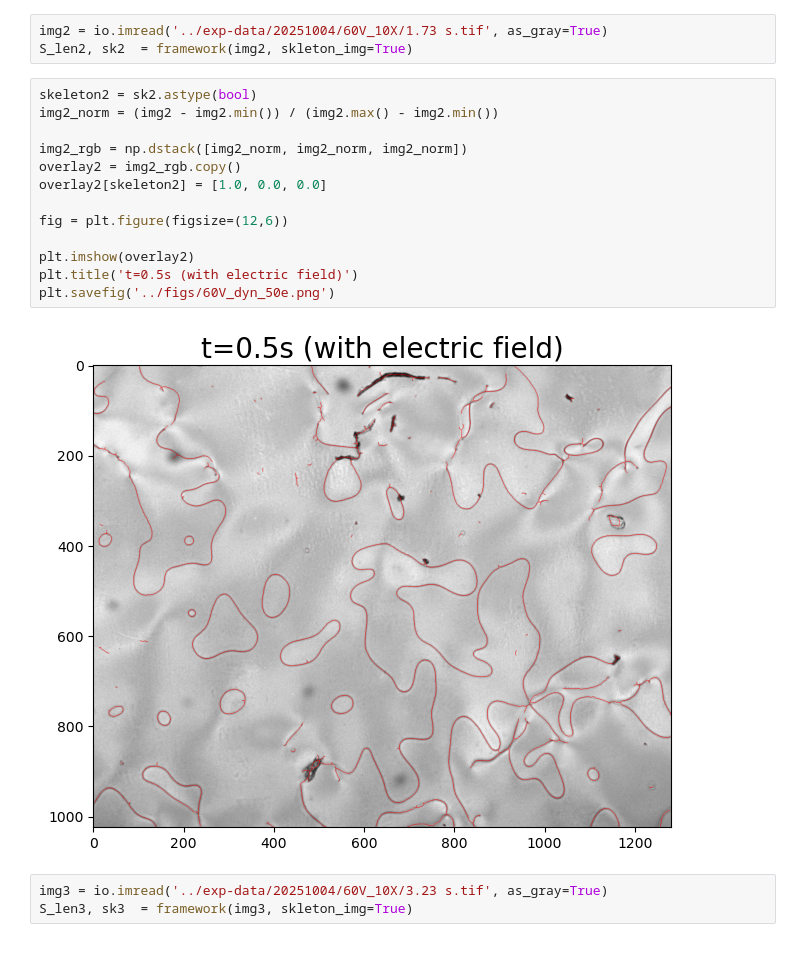
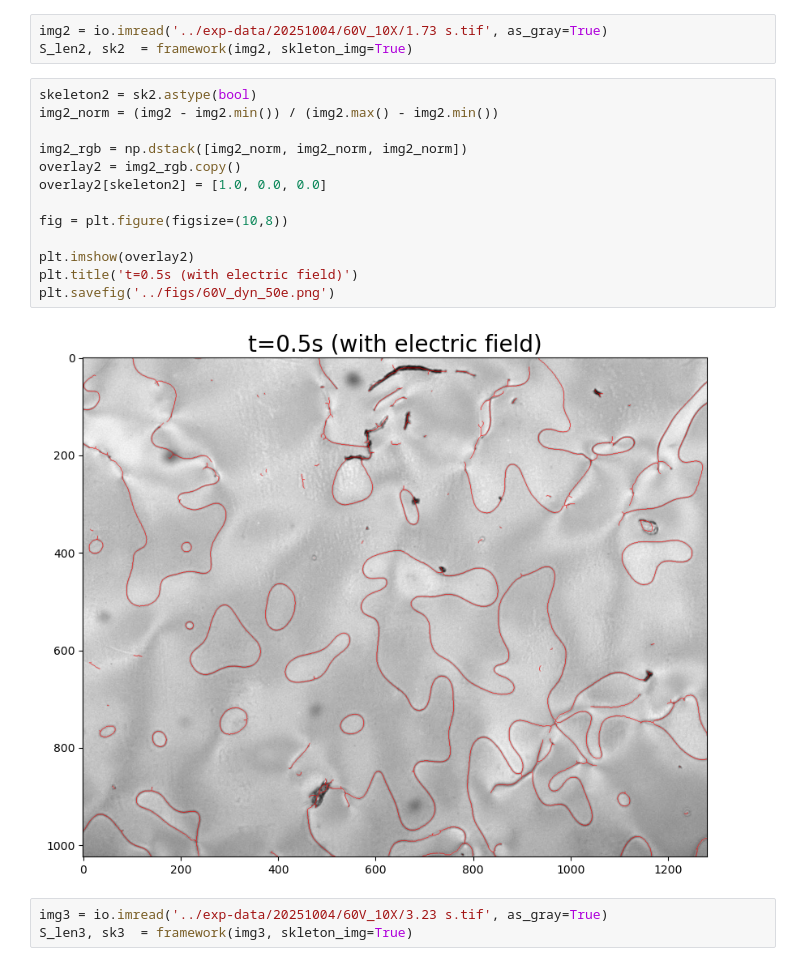
Before and after one commit to mandal-anik10/SLP-CosmoWithLCs, a Jupyter notebook: notebooks/evol_strings.ipynb, the cells around one changed output. Cells and saved outputs as stored; diff of their text form.

```diff
--- a/notebooks/evol_strings.ipynb
+++ b/notebooks/evol_strings.ipynb
@@ -52,18 +53,18 @@ S_len2, sk2  = framework(img2, skleton_img=True)
 # %%
 skeleton2 = sk2.astype(bool)
 img2_norm = (img2 - img2.min()) / (img2.max() - img2.min())
 
 img2_rgb = np.dstack([img2_norm, img2_norm, img2_norm])
 overlay2 = img2_rgb.copy()
 overlay2[skeleton2] = [1.0, 0.0, 0.0]
 
-fig = plt.figure(figsize=(12,6))
+fig = plt.figure(figsize=(10,8))
 
 plt.imshow(overlay2)
 plt.title('t=0.5s (with electric field)')
 plt.savefig('../figs/60V_dyn_50e.png')
 # %% [output]
-[figure, old version]
+[figure, new version]
 # %%
 img3 = io.imread('../exp-data/20251004/60V_10X/3.23 s.tif', as_gray=True)
 S_len3, sk3  = framework(img3, skleton_img=True)
```
Also changed, not shown: parts of 3 cells of this notebook, 6 other files.
